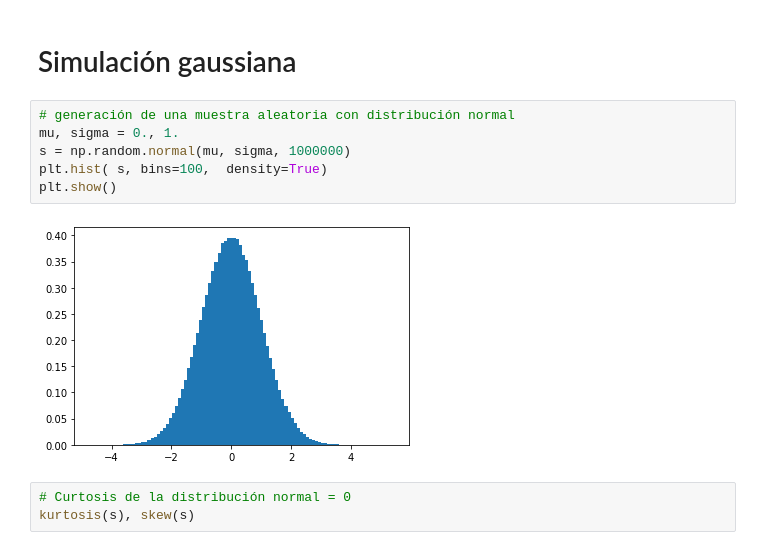
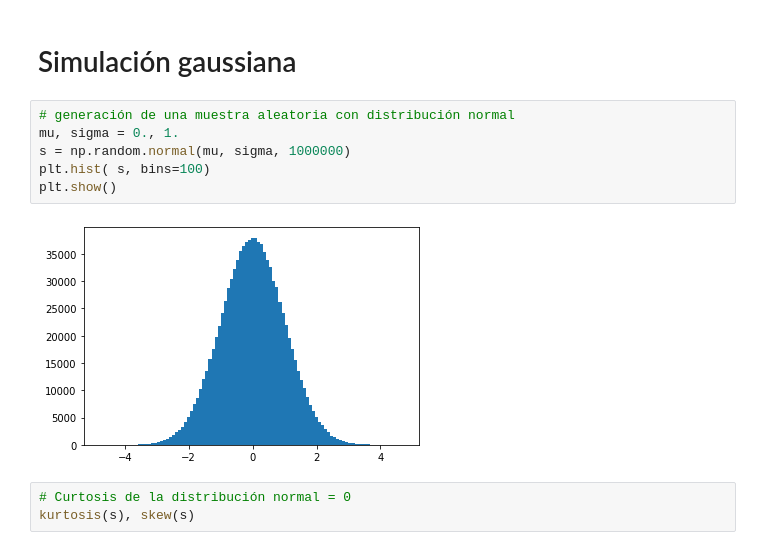
Before and after one commit to AnIsAsPe/Estadistica_y_Probabilidad_para-CD-, a Jupyter notebook: PrincipiosDeProbabilidad/Semana2/Notebooks/Simulación_de_variables_aleatorias_continuas_.ipynb, the cells around one changed output. Cells and saved outputs as stored; diff of their text form.

```diff
--- a/PrincipiosDeProbabilidad/Semana2/Notebooks/Simulación_de_variables_aleatorias_continuas_.ipynb
+++ b/PrincipiosDeProbabilidad/Semana2/Notebooks/Simulación_de_variables_aleatorias_continuas_.ipynb
@@ -46,11 +46,11 @@ plt.show()
 # %%
 # generación de una muestra aleatoria con distribución normal
 mu, sigma = 0., 1.
 s = np.random.normal(mu, sigma, 1000000)
-plt.hist( s, bins=100,  density=True)
+plt.hist( s, bins=100)
 plt.show()
 # %% [output]
-[figure, old version]
+[figure, new version]
 # %%
 # Curtosis de la distribución normal = 0
 kurtosis(s), skew(s)
```
Also changed, not shown: parts of 14 cells of this notebook.
